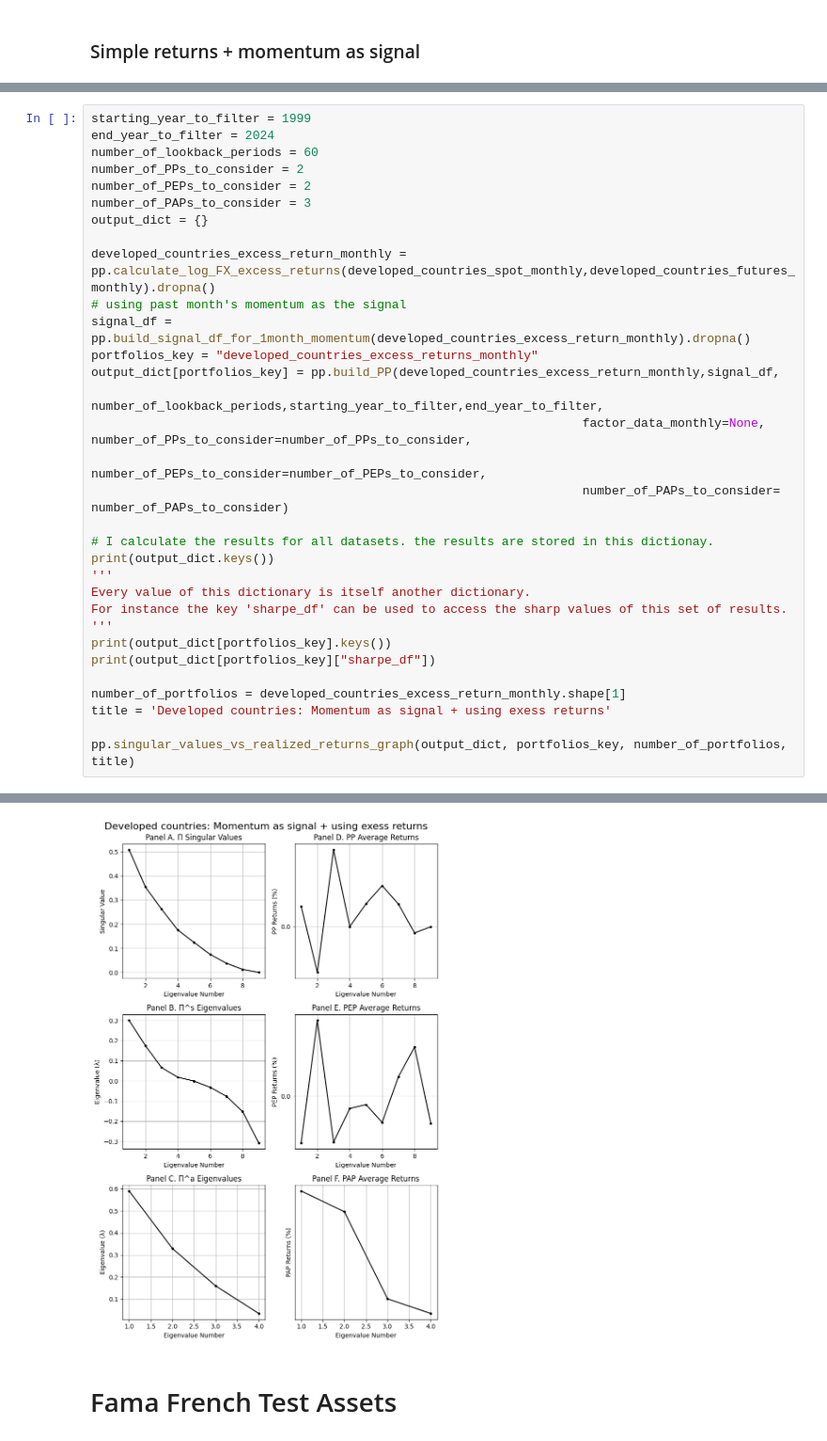
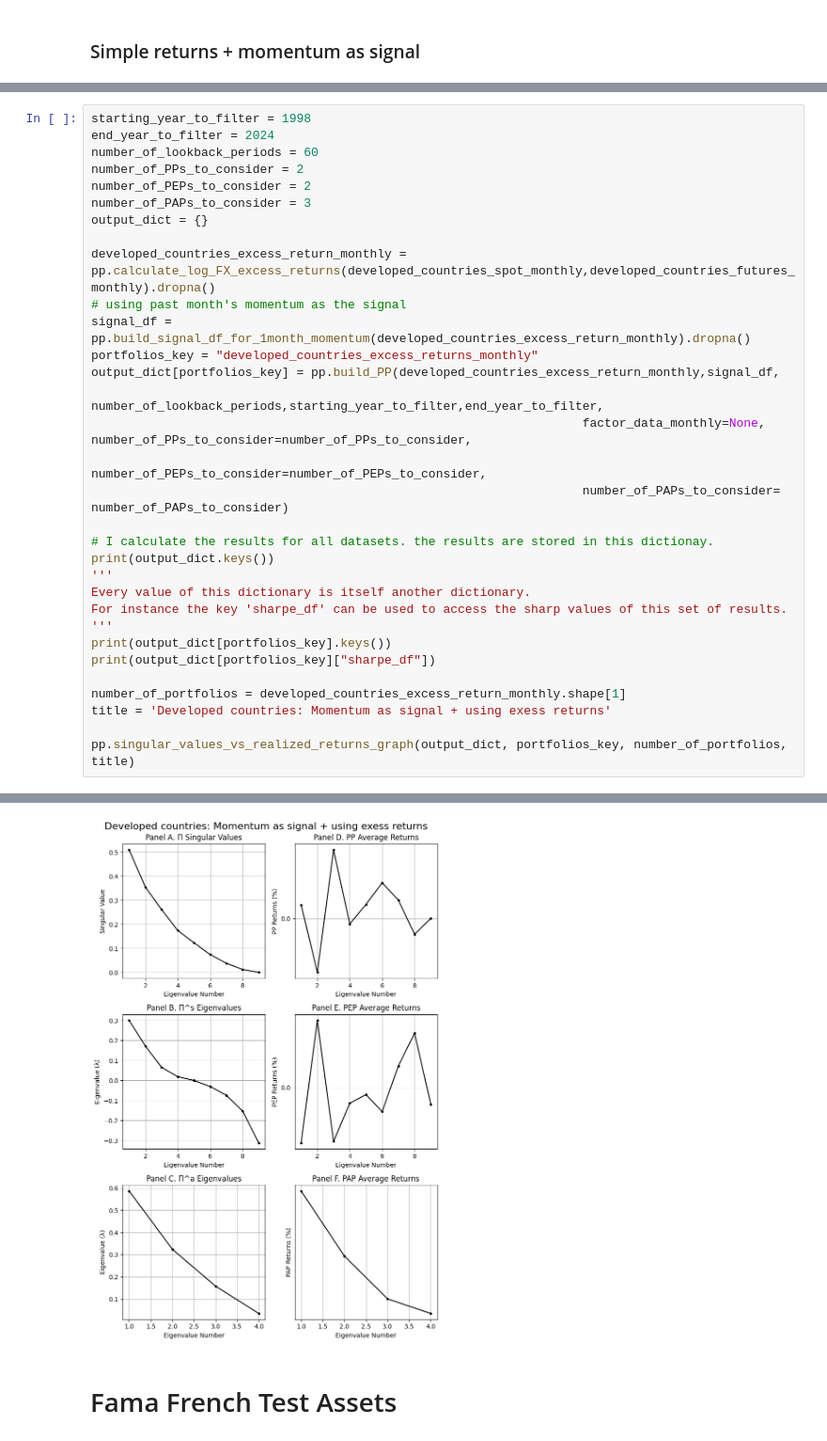
Before and after one commit to aminizadyar/Principal-Portfolios, a Jupyter notebook: PP_monthly_equity_FX.ipynb, the cells around one changed output, grey strips where cells are left out. Shown at 94% size. Saved outputs shown, nothing was run; the diff lists cells and outputs as text.

```diff
--- a/PP_monthly_equity_FX.ipynb
+++ b/PP_monthly_equity_FX.ipynb
@@ -99,5 +99,5 @@ dtype: float64
 # %%
-starting_year_to_filter = 1999
+starting_year_to_filter = 1998
 end_year_to_filter = 2024
 number_of_lookback_periods = 60
 number_of_PPs_to_consider = 2
@@ -148,5 +148,5 @@ PEP and PAP 1-n                   0.253395
 dtype: float64
-[figure, old version]
+[figure, new version]
 # %% [markdown]
 # Fama French Test Assets
 # %%
```
Also changed, not shown: parts of 2 cells of this notebook, 1 other file.
